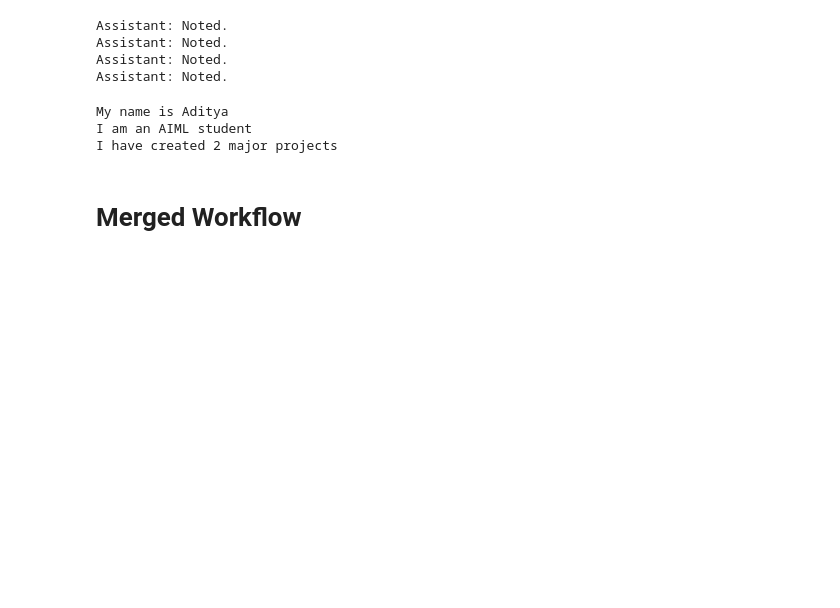
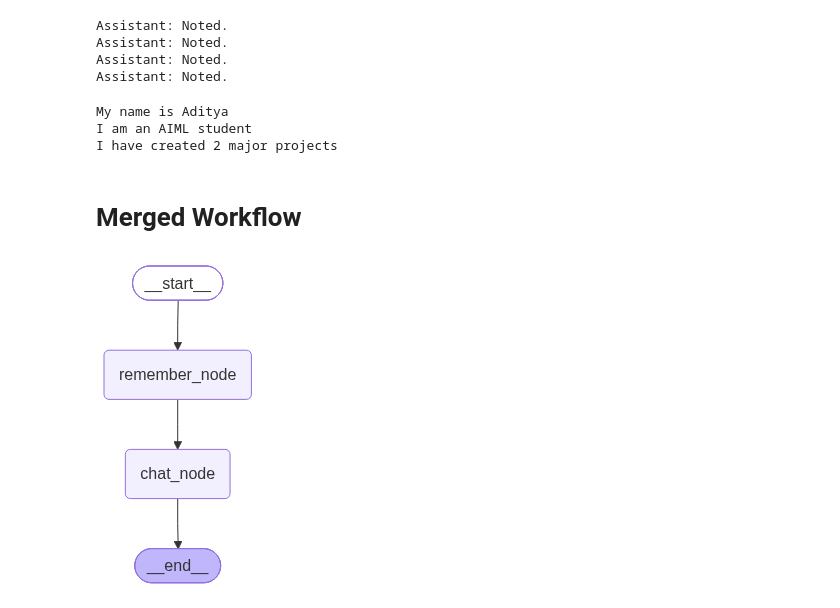
Before and after one commit to Aditya-Karande/LangGraph-Tutorials, a Jupyter notebook: 17_ltm_implementation.ipynb, the cells around one changed output. Cells and saved outputs as stored; diff of their text form; code cells hidden in the pictures; blank space fills up the shorter version.

Commit message:
Long-Term Memory full implemetation - with RAM memory

```diff
--- a/17_ltm_implementation.ipynb
+++ b/17_ltm_implementation.ipynb
@@ -408,0 +426,2 @@ I have created 2 major projects
+# %%
+store = InMemoryStore()
@@ -408,0 +464,4 @@ I have created 2 major projects
+# %%
+LLM = ChatGroq(model="llama-3.3-70b-versatile", temperature=0)
+# %%
+memory_extractor = LLM.with_structured_output(MemoryDecision)
@@ -408,0 +510,35 @@ I have created 2 major projects
+# %%
+# chat node
+def chat_node(state:MessagesState, config:RunnableConfig,*,store: BaseStore):
+
+    user_id = config["configurable"]["user_id"]
+
+    namespace = ("user",user_id,"details")
+
+    items = store.search(namespace)
+    user_details = "\n".join(item.value["data"] for item in items) if items else ""
+
+    system_msg = SystemMessage(
+        content=SYSTEM_PROMPT_TEMPLATE.format(
+            user_details_content = user_details or "(empty)"
+        )
+    )
+
+    response = LLM.invoke([system_msg] + state["messages"])
+
+    return {"messages":[response]}
+# %%
+graph_builder = StateGraph(MessagesState)
+
+graph_builder.add_node("remember_node",remember_node)
+graph_builder.add_node("chat_node",chat_node)
+
+graph_builder.add_edge(START,"remember_node")
+graph_builder.add_edge("remember_node","chat_node")
+graph_builder.add_edge("chat_node",END)
+
+graph = graph_builder.compile(store=store)
+
+graph
+# %% [output]
+[figure, added]
```
Also changed, not shown: parts of 11 cells of this notebook.
